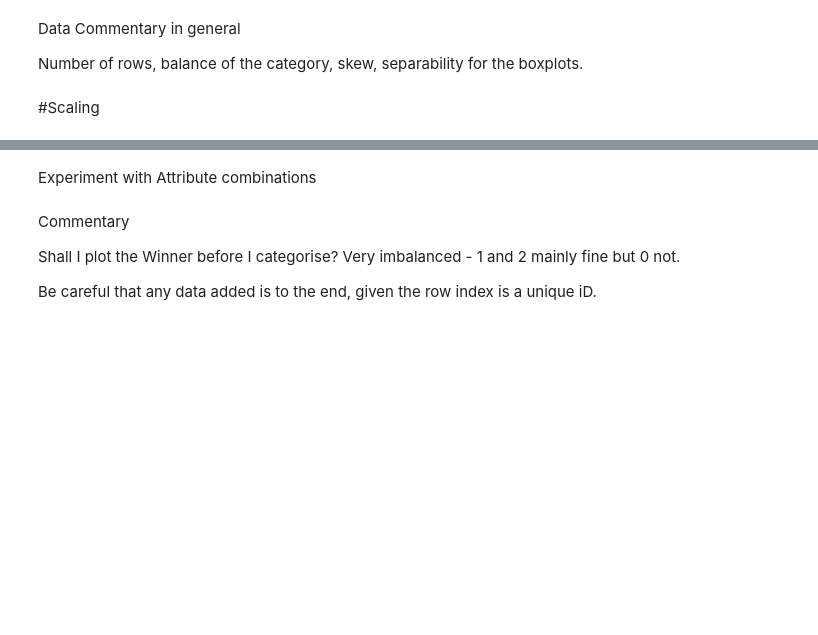
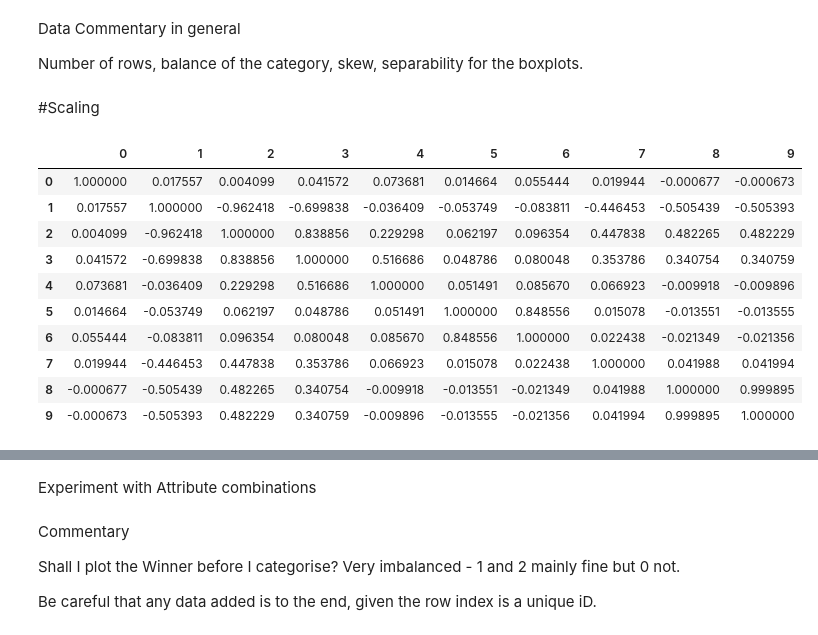
Before and after one commit to Swalke20/DLS_Project, a Jupyter notebook: Project_visualisation.ipynb, the cells around one changed output, grey strips where cells are left out. Drawn from its saved outputs; the diff is of its cells as text; code cells hidden in the pictures; blank space fills up the shorter version.

```diff
--- a/Project_visualisation.ipynb
+++ b/Project_visualisation.ipynb
@@ -359,0 +341,14 @@ data_train_min_max_scaled_df = pd.DataFrame(data_train_min_max_scaled)
+# %%
+corr_matrix_mmscaled
+# %% [output]
+|  | 0 | 1 | 2 | 3 | 4 | 5 | 6 | 7 | 8 | 9 |
+| 0 | 1.000000 | 0.017557 | 0.004099 | 0.041572 | 0.073681 | 0.014664 | 0.055444 | 0.019944 | -0.000677 | -0.000673 |
+| 1 | 0.017557 | 1.000000 | -0.962418 | -0.699838 | -0.036409 | -0.053749 | -0.083811 | -0.446453 | -0.505439 | -0.505393 |
+| 2 | 0.004099 | -0.962418 | 1.000000 | 0.838856 | 0.229298 | 0.062197 | 0.096354 | 0.447838 | 0.482265 | 0.482229 |
+| 3 | 0.041572 | -0.699838 | 0.838856 | 1.000000 | 0.516686 | 0.048786 | 0.080048 | 0.353786 | 0.340754 | 0.340759 |
+| 4 | 0.073681 | -0.036409 | 0.229298 | 0.516686 | 1.000000 | 0.051491 | 0.085670 | 0.066923 | -0.009918 | -0.009896 |
+| 5 | 0.014664 | -0.053749 | 0.062197 | 0.048786 | 0.051491 | 1.000000 | 0.848556 | 0.015078 | -0.013551 | -0.013555 |
+| 6 | 0.055444 | -0.083811 | 0.096354 | 0.080048 | 0.085670 | 0.848556 | 1.000000 | 0.022438 | -0.021349 | -0.021356 |
+| 7 | 0.019944 | -0.446453 | 0.447838 | 0.353786 | 0.066923 | 0.015078 | 0.022438 | 1.000000 | 0.041988 | 0.041994 |
+| 8 | -0.000677 | -0.505439 | 0.482265 | 0.340754 | -0.009918 | -0.013551 | -0.021349 | 0.041988 | 1.000000 | 0.999895 |
+| 9 | -0.000673 | -0.505393 | 0.482229 | 0.340759 | -0.009896 | -0.013555 | -0.021356 | 0.041994 | 0.999895 | 1.000000 |
```
Also changed, not shown: parts of 12 cells of this notebook.
